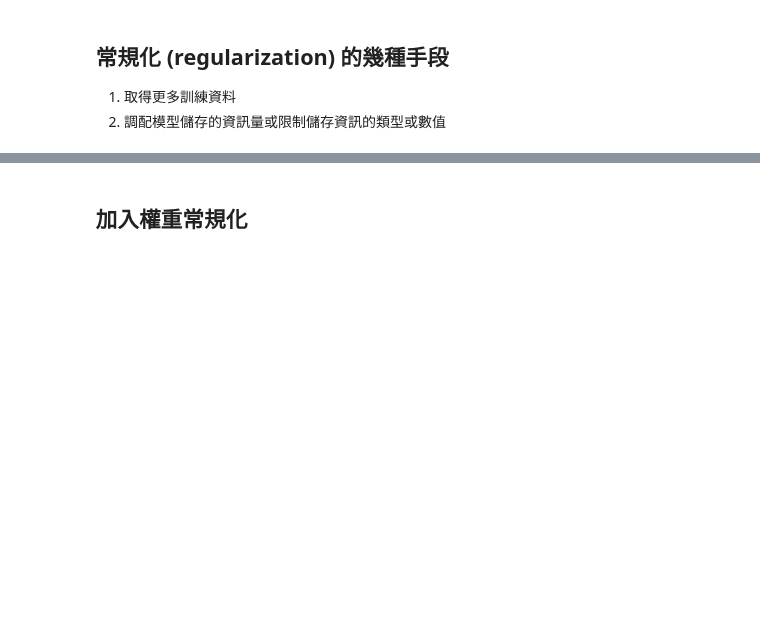
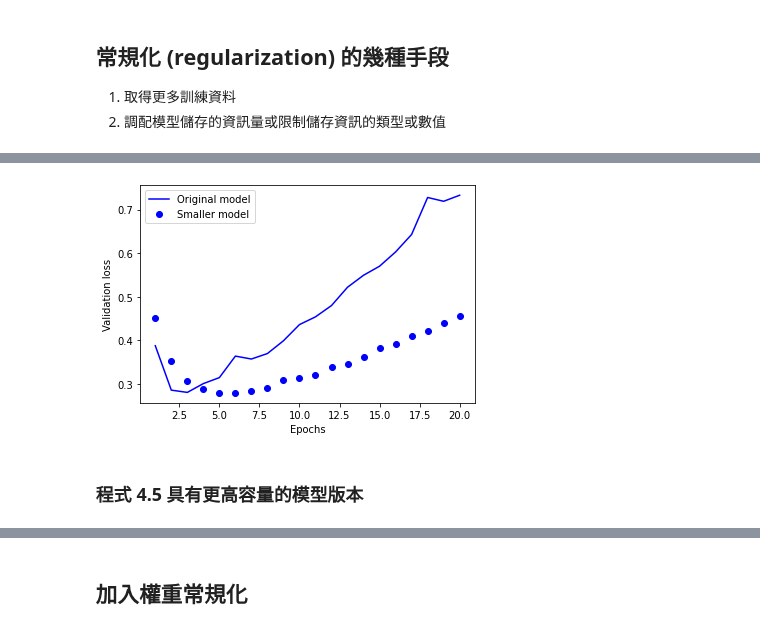
Before and after one commit to hank199599/deep_learning_keras_log, a Jupyter notebook: Chapter4.ipynb, the cells around one changed output, grey strips where cells are left out. Drawn from its saved outputs; the diff is of its cells as text; code cells hidden in the pictures; blank space fills up the shorter version.

```diff
--- a/Chapter4.ipynb
+++ b/Chapter4.ipynb
@@ -103,0 +138,14 @@ test_score = model.evaluate(test_data)
+# %%
+smaller_model = models.Sequential()
+smaller_model.add(layers.Dense(4, activation='relu', input_shape=(10000,)))  #改成容量較低的 4 個單元
+smaller_model.add(layers.Dense(4, activation='relu'))
+smaller_model.add(layers.Dense(1, activation='sigmoid'))
+
+smaller_model.compile(optimizer='rmsprop',
+                      loss='binary_crossentropy',
+                      metrics=['acc'])
+# %%
+original_hist = original_model.fit(x_train, y_train,
+                                   epochs=20,
+                                   batch_size=512,
+                                   validation_data=(x_test, y_test))
@@ -103,0 +170,5 @@ test_score = model.evaluate(test_data)
+# %%
+smaller_model_hist = smaller_model.fit(x_train, y_train,
+                                       epochs=20,
+                                       batch_size=512,
+                                       validation_data=(x_test, y_test))
@@ -103,0 +193,19 @@ test_score = model.evaluate(test_data)
+# %%
+epochs = range(1, 21)
+original_val_loss = original_hist.history['val_loss']
+smaller_model_val_loss = smaller_model_hist.history['val_loss']
+# %%
+import matplotlib.pyplot as plt
+
+plt.plot(epochs, original_val_loss, 'b-', label='Original model')
+
+plt.plot(epochs, smaller_model_val_loss, 'bo', label='Smaller model')
+plt.xlabel('Epochs')
+plt.ylabel('Validation loss')
+plt.legend()
+
+plt.show()
+# %% [output]
+[figure, added]
+# %% [markdown]
+### 程式 4.5 具有更高容量的模型版本
```
Also changed, not shown: parts of 10 cells of this notebook.
